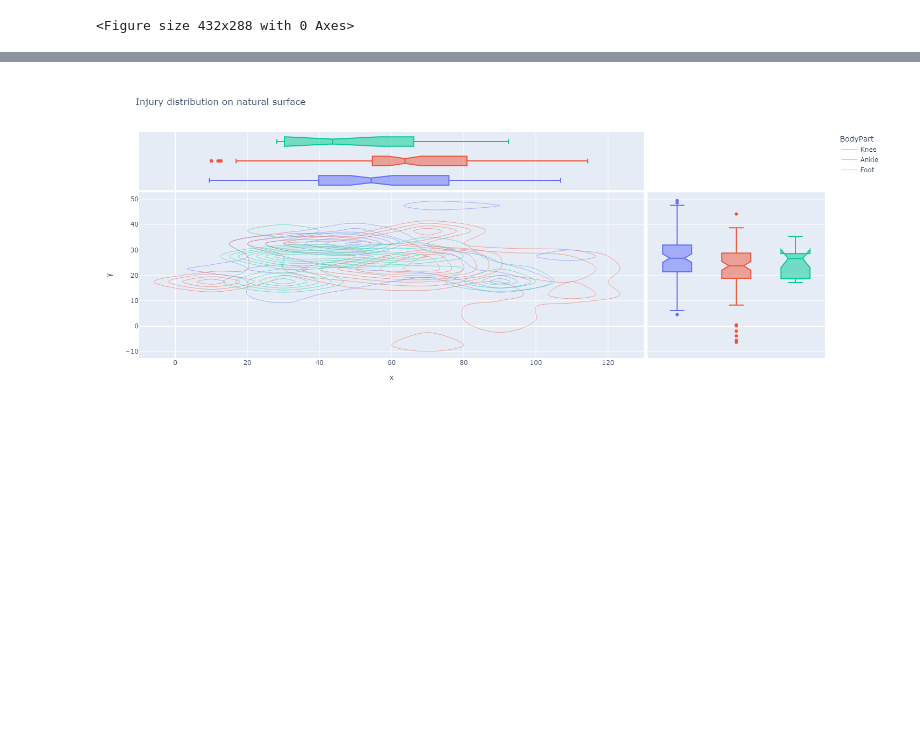
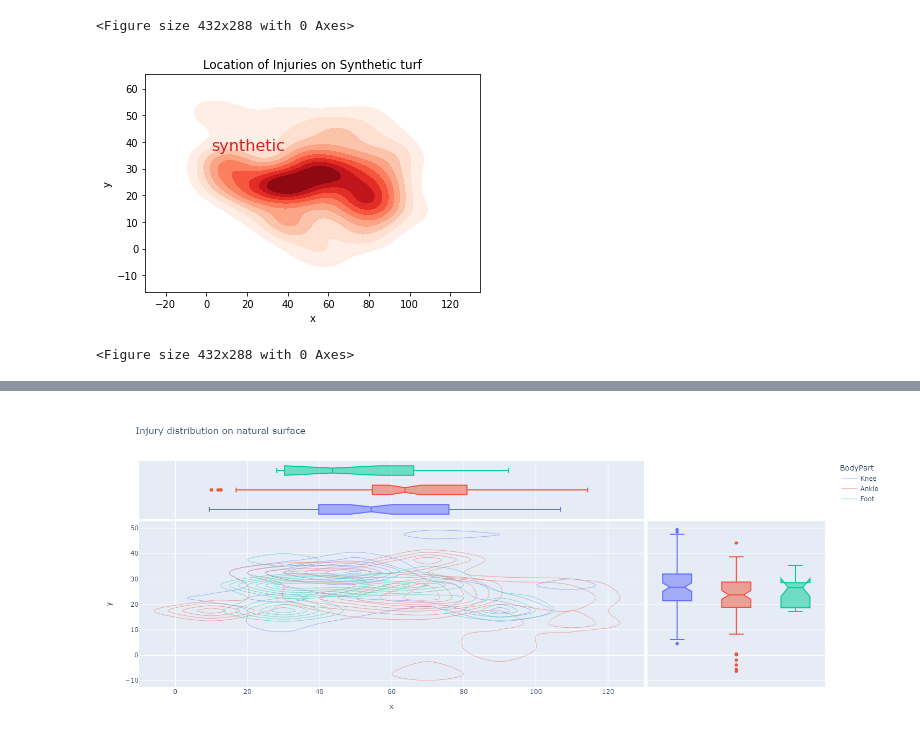
Before and after one commit to kaushal1014/research-paper-template-Athlete-Injuries, a Jupyter notebook: files/data-science/NFL injuries/dataAnalysis.ipynb, the cells around one changed output, grey strips where cells are left out. Drawn from its saved outputs; the diff is of its cells as text; code cells hidden in the pictures; blank space fills up the shorter version.

```diff
--- a/files/data-science/NFL injuries/dataAnalysis.ipynb
+++ b/files/data-science/NFL injuries/dataAnalysis.ipynb
@@ -196,15 +196,18 @@ fig1.savefig('graphs/Location of Injuries on Synthetic and Natural Turf.png', dp
 # %%
 ax = sns.kdeplot(synthetic.x, synthetic.y,
                  cmap="Reds", shade=True, shade_lowest=False)
 
 # Add labels to the plot
 red = sns.color_palette("Reds")[-2]
 ax.text(2.5, 37, "synthetic", size=16, color=red)
-ax = plt.title("Location of Injuries on Synthetic and Natural Turf")
+ax = plt.title("Location of Injuries on Synthetic turf")
 fig1 = plt.gcf()
 plt.show()
 plt.draw()
-fig1.savefig('graphs/Location of Injuries on Synthetic and Natural Turf.png', dpi=130, transparent=False, facecolor='white')
+fig1.savefig('graphs/Location of Injuries on Synthetic Turf.png', dpi=130, transparent=False, facecolor='white')
+# %% [output]
+[figure, added]
+<Figure size 432x288 with 0 Axes>
 # %%
 ax = sns.kdeplot(natural.x, natural.y,
                  cmap="Blues", shade=True, shade_lowest=False)
```
Also changed, not shown: parts of 3 cells of this notebook.
